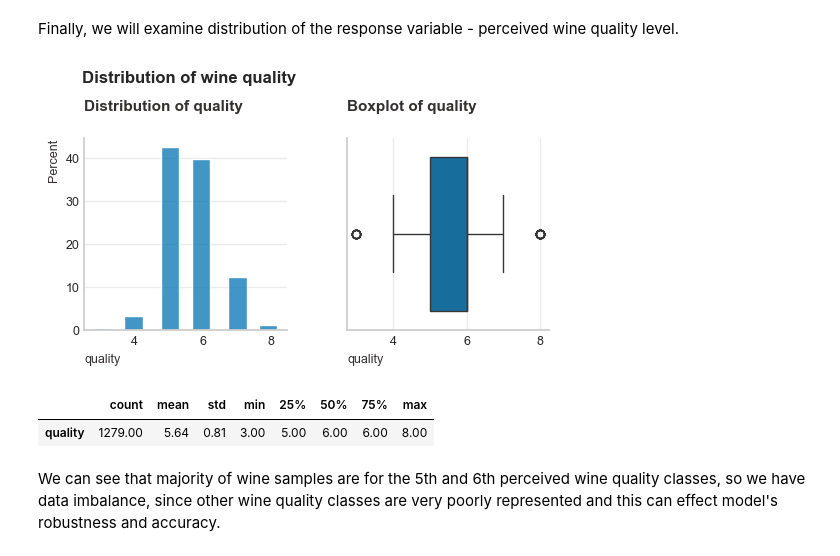
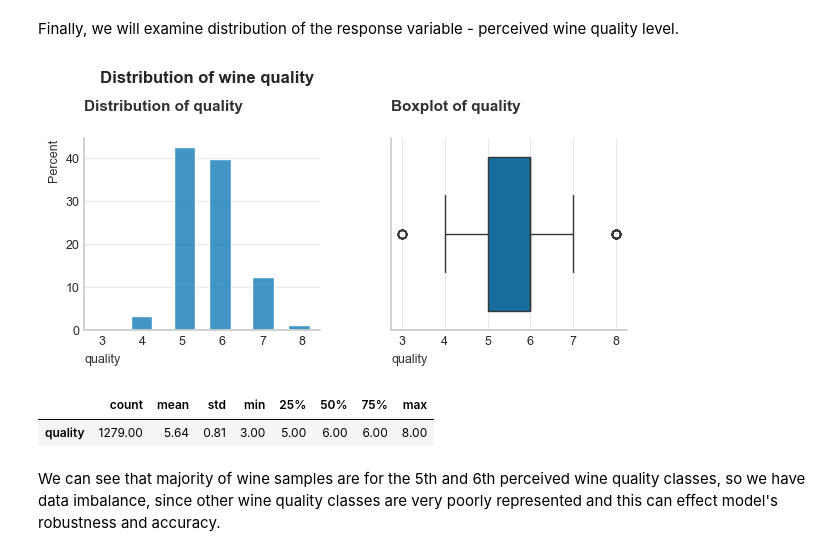
Before and after one commit to Gintare1985/Red-Wine-Quality-Project, a Jupyter notebook: notebooks/Red_wine_quality_analysis.ipynb, the cells around one changed output. Drawn from its saved outputs; the diff is of its cells as text; code cells hidden in the pictures.

```diff
--- a/notebooks/Red_wine_quality_analysis.ipynb
+++ b/notebooks/Red_wine_quality_analysis.ipynb
@@ -646,18 +646,18 @@ Finally, we will examine distribution of the response variable - perceived wine
 # %%
 utils.plot_numerical_feature_distribution(
     df_train,
-    (6, 2.5),
+    (7, 2.5),
     ["quality"],
     None,
     0.3,
     1.15,
     0.3,
     0.4,
     "Distribution of wine quality",
     shrink=3,
 )
 # %% [output]
-[figure, old version]
+[figure, new version]
 |  | count | mean | std | min | 25% | 50% | 75% | max |
 | quality | 1279.00 | 5.64 | 0.81 | 3.00 | 5.00 | 6.00 | 6.00 | 8.00 |
 # %% [markdown]
```
Also changed, not shown: parts of 69 cells of this notebook, 2 other files.
